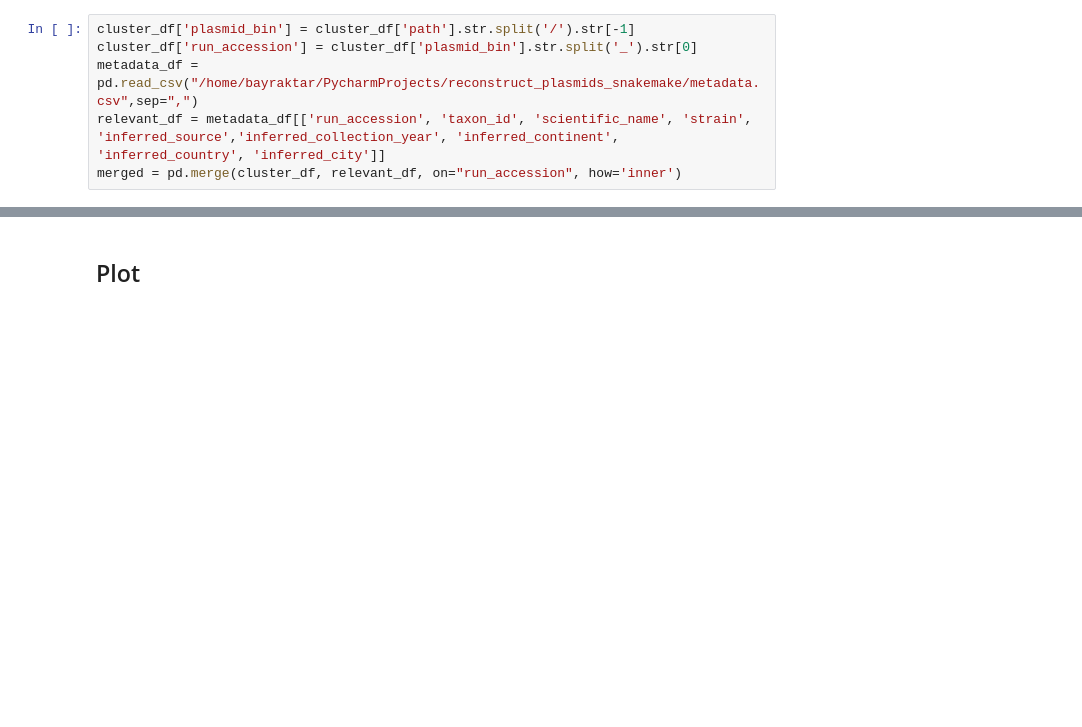
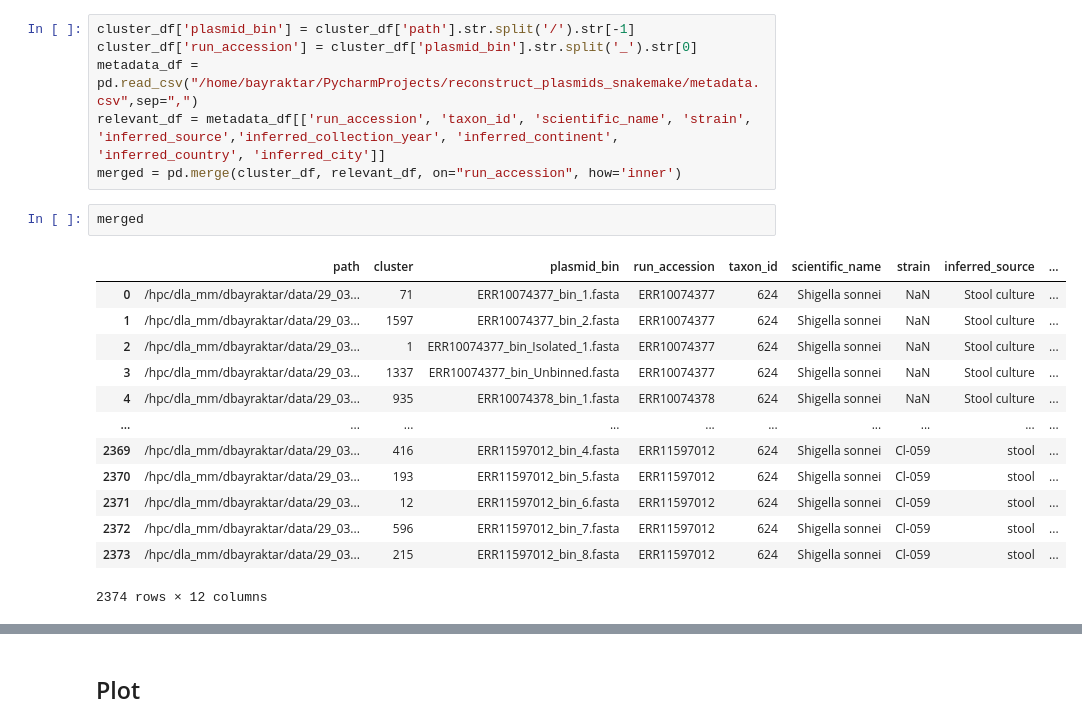
Before and after one commit to bayraktar1/SRA-Data-Collector, a Jupyter notebook: cluster_plot_mash.ipynb, the cells around one changed output, grey strips where cells are left out. Drawn from its saved outputs; the diff is of its cells as text; blank space fills up the shorter version.

```diff
--- a/cluster_plot_mash.ipynb
+++ b/cluster_plot_mash.ipynb
@@ -30,3 +30,19 @@ cluster_df['run_accession'] = cluster_df['plasmid_bin'].str.split('_').str[0]
 metadata_df = pd.read_csv("/home/bayraktar/PycharmProjects/reconstruct_plasmids_snakemake/metadata.csv",sep=",")
 relevant_df = metadata_df[['run_accession', 'taxon_id', 'scientific_name', 'strain', 'inferred_source','inferred_collection_year', 'inferred_continent', 'inferred_country', 'inferred_city']]
 merged = pd.merge(cluster_df, relevant_df, on="run_accession", how='inner')
+# %%
+merged
+# %% [output]
+|  | path | cluster | plasmid_bin | run_accession | taxon_id | scientific_name | strain | inferred_source | ... |
+| 0 | /hpc/dla_mm/dbayraktar/data/29_03... | 71 | ERR10074377_bin_1.fasta | ERR10074377 | 624 | Shigella sonnei | NaN | Stool culture | ... |
+| 1 | /hpc/dla_mm/dbayraktar/data/29_03... | 1597 | ERR10074377_bin_2.fasta | ERR10074377 | 624 | Shigella sonnei | NaN | Stool culture | ... |
+| 2 | /hpc/dla_mm/dbayraktar/data/29_03... | 1 | ERR10074377_bin_Isolated_1.fasta | ERR10074377 | 624 | Shigella sonnei | NaN | Stool culture | ... |
+| 3 | /hpc/dla_mm/dbayraktar/data/29_03... | 1337 | ERR10074377_bin_Unbinned.fasta | ERR10074377 | 624 | Shigella sonnei | NaN | Stool culture | ... |
+| 4 | /hpc/dla_mm/dbayraktar/data/29_03... | 935 | ERR10074378_bin_1.fasta | ERR10074378 | 624 | Shigella sonnei | NaN | Stool culture | ... |
+| ... | ... | ... | ... | ... | ... | ... | ... | ... | ... |
+| 2369 | /hpc/dla_mm/dbayraktar/data/29_03... | 416 | ERR11597012_bin_4.fasta | ERR11597012 | 624 | Shigella sonnei | Cl-059 | stool | ... |
+| 2370 | /hpc/dla_mm/dbayraktar/data/29_03... | 193 | ERR11597012_bin_5.fasta | ERR11597012 | 624 | Shigella sonnei | Cl-059 | stool | ... |
+| 2371 | /hpc/dla_mm/dbayraktar/data/29_03... | 12 | ERR11597012_bin_6.fasta | ERR11597012 | 624 | Shigella sonnei | Cl-059 | stool | ... |
+| 2372 | /hpc/dla_mm/dbayraktar/data/29_03... | 596 | ERR11597012_bin_7.fasta | ERR11597012 | 624 | Shigella sonnei | Cl-059 | stool | ... |
+| 2373 | /hpc/dla_mm/dbayraktar/data/29_03... | 215 | ERR11597012_bin_8.fasta | ERR11597012 | 624 | Shigella sonnei | Cl-059 | stool | ... |
+2374 rows × 12 columns
```
Also changed, not shown: parts of 9 cells of this notebook.
